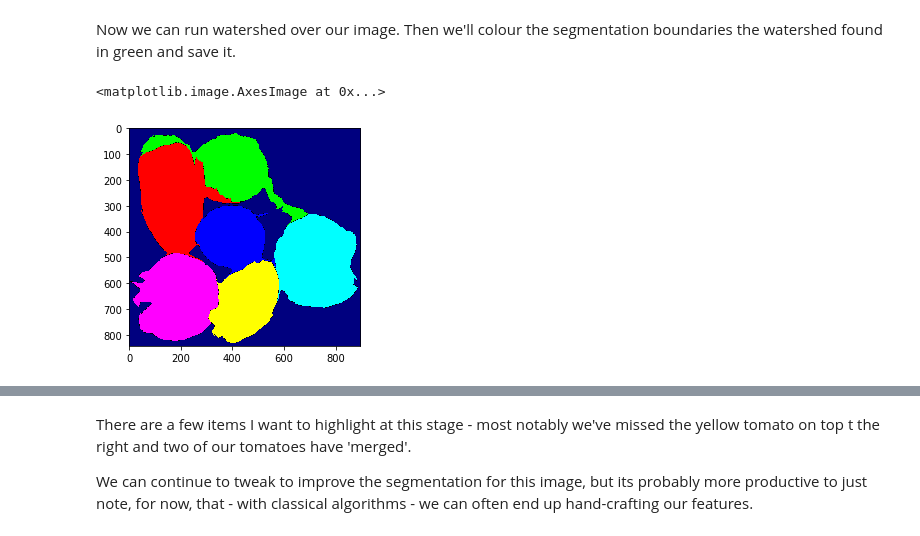
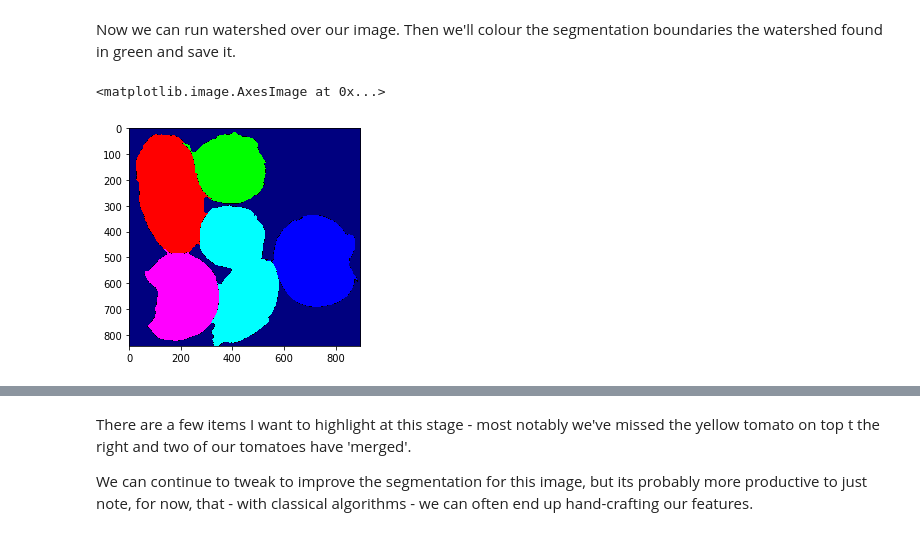
Before and after one commit to vipulpopat/CE6003_Etivity1, a Jupyter notebook: Lab_2_5_RegionGrowing_MB01.ipynb, the cells around one changed output, grey strips where cells are left out. Cells and saved outputs as stored; diff of their text form; code cells hidden in the pictures.

```diff
--- a/Lab_2_5_RegionGrowing_MB01.ipynb
+++ b/Lab_2_5_RegionGrowing_MB01.ipynb
@@ -265,41 +250,41 @@ At this stage you should be seeing an image substantively similar to one shown h
 Now we can run watershed over our image. Then we'll colour the segmentation boundaries the watershed found in green and save it.
 # %%
 # Now marker is ready.  It is time for last step
-cv2.watershed(superpixels, marker)
+cv2.watershed(img, marker)
 
 # Create a new empty image with the same shape
 # as the original image.
 h, w, num_c = img.shape
 seg = np.zeros((h, w, num_c), np.uint8)
 
 # Watershed has replaced the pixel
 # values in marker with integers representing
 # the segments it has found in the original
 # image.
 # Color in these segments
 #
 maxMarker = np.max(marker)
 minMarker = np.min(marker)
 
 colorMap =  [ \
              [0,0,0], \
              [255,255,255], \
              [127,0,0], \
              [0,0,255], \
              [0,255,0], \
              [255,0,0], \
              [255,255,0], \
              [255,0,255], \
              [0,255,255] \
             ]
 
 for region in range(minMarker, maxMarker+1):
     seg[marker==region] = colorMap[region+1]
 
 plt.imshow(cv2.cvtColor(seg, cv2.COLOR_BGR2RGB))
 # %% [output]
 <matplotlib.image.AxesImage at 0x...>
-[figure, old version]
+[figure, new version]
 # %% [markdown]
 Now your image should be similar to the one I've shown here.
 
```
Also changed, not shown: parts of 9 cells of this notebook.
